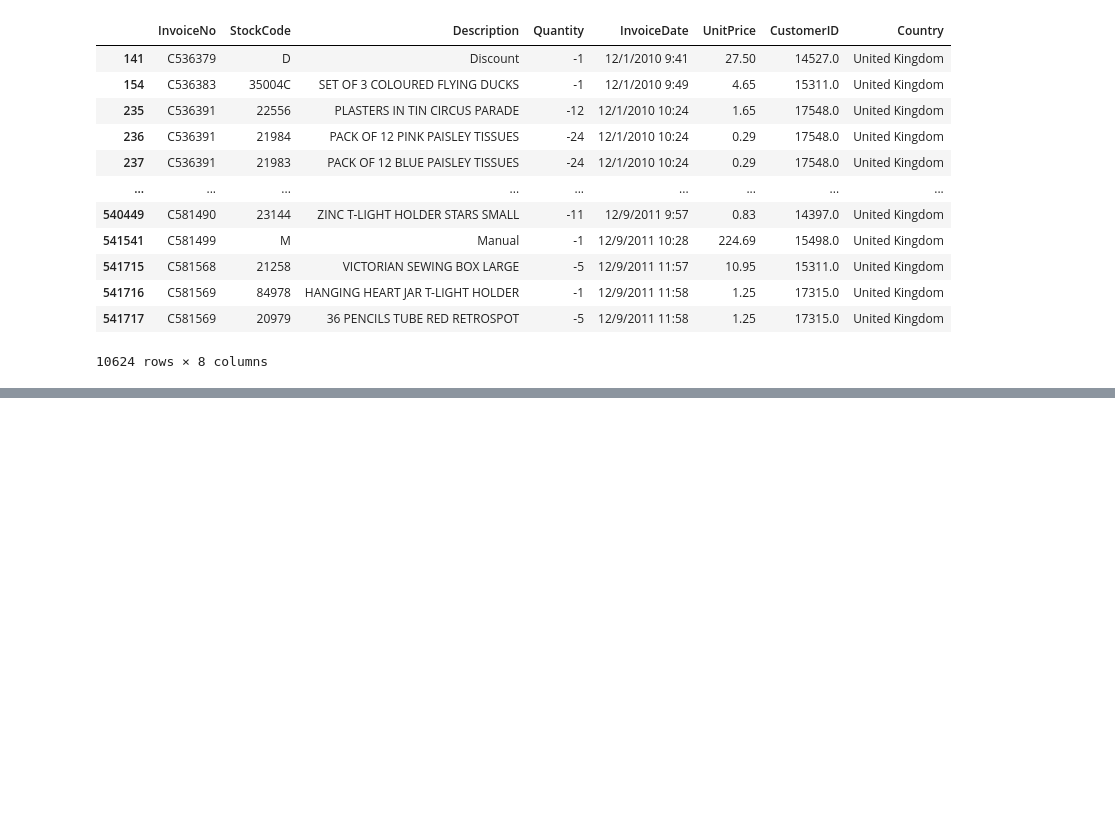
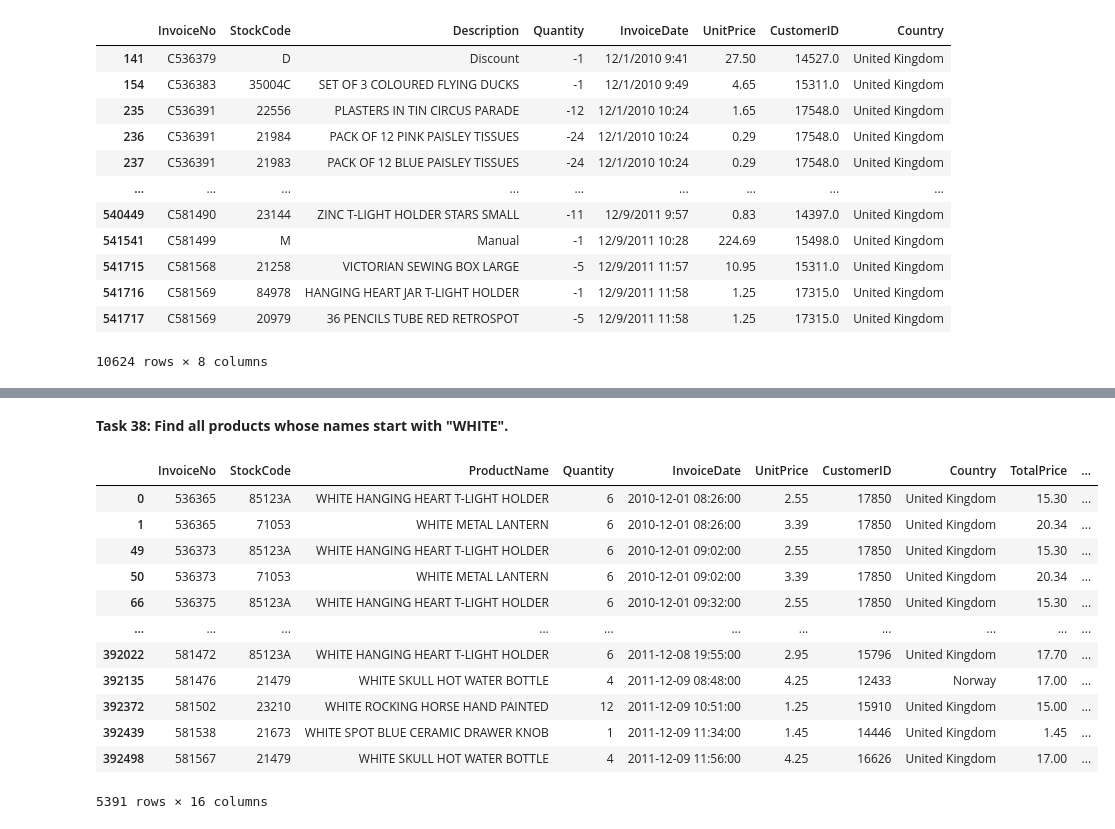
Before and after one commit to Bhagyanandinipillikalla/DataAnalytics, a Jupyter notebook: PandasProject.ipynb, the cells around one changed output, grey strips where cells are left out. Cells and saved outputs as stored; diff of their text form; code cells hidden in the pictures; blank space fills up the shorter version.

```diff
--- a/PandasProject.ipynb
+++ b/PandasProject.ipynb
@@ -188,0 +367,18 @@ df[df['Quantity']<=0]
+# %% [markdown]
+**Task 38: Find all products whose names start with "WHITE".**
+# %%
+df[df['ProductName'].str.startswith('WHITE',na=False)]
+# %% [output]
+|  | InvoiceNo | StockCode | ProductName | Quantity | InvoiceDate | UnitPrice | CustomerID | Country | TotalPrice | ... |
+| 0 | 536365 | 85123A | WHITE HANGING HEART T-LIGHT HOLDER | 6 | 2010-12-01 08:26:00 | 2.55 | 17850 | United Kingdom | 15.30 | ... |
+| 1 | 536365 | 71053 | WHITE METAL LANTERN | 6 | 2010-12-01 08:26:00 | 3.39 | 17850 | United Kingdom | 20.34 | ... |
+| 49 | 536373 | 85123A | WHITE HANGING HEART T-LIGHT HOLDER | 6 | 2010-12-01 09:02:00 | 2.55 | 17850 | United Kingdom | 15.30 | ... |
+| 50 | 536373 | 71053 | WHITE METAL LANTERN | 6 | 2010-12-01 09:02:00 | 3.39 | 17850 | United Kingdom | 20.34 | ... |
+| 66 | 536375 | 85123A | WHITE HANGING HEART T-LIGHT HOLDER | 6 | 2010-12-01 09:32:00 | 2.55 | 17850 | United Kingdom | 15.30 | ... |
+| ... | ... | ... | ... | ... | ... | ... | ... | ... | ... | ... |
+| 392022 | 581472 | 85123A | WHITE HANGING HEART T-LIGHT HOLDER | 6 | 2011-12-08 19:55:00 | 2.95 | 15796 | United Kingdom | 17.70 | ... |
+| 392135 | 581476 | 21479 | WHITE SKULL HOT WATER BOTTLE | 4 | 2011-12-09 08:48:00 | 4.25 | 12433 | Norway | 17.00 | ... |
+| 392372 | 581502 | 23210 | WHITE ROCKING HORSE HAND PAINTED | 12 | 2011-12-09 10:51:00 | 1.25 | 15910 | United Kingdom | 15.00 | ... |
+| 392439 | 581538 | 21673 | WHITE SPOT BLUE CERAMIC DRAWER KNOB | 1 | 2011-12-09 11:34:00 | 1.45 | 14446 | United Kingdom | 1.45 | ... |
+| 392498 | 581567 | 21479 | WHITE SKULL HOT WATER BOTTLE | 4 | 2011-12-09 11:56:00 | 4.25 | 16626 | United Kingdom | 17.00 | ... |
+5391 rows × 16 columns
```
Also changed, not shown: parts of 62 cells of this notebook.
